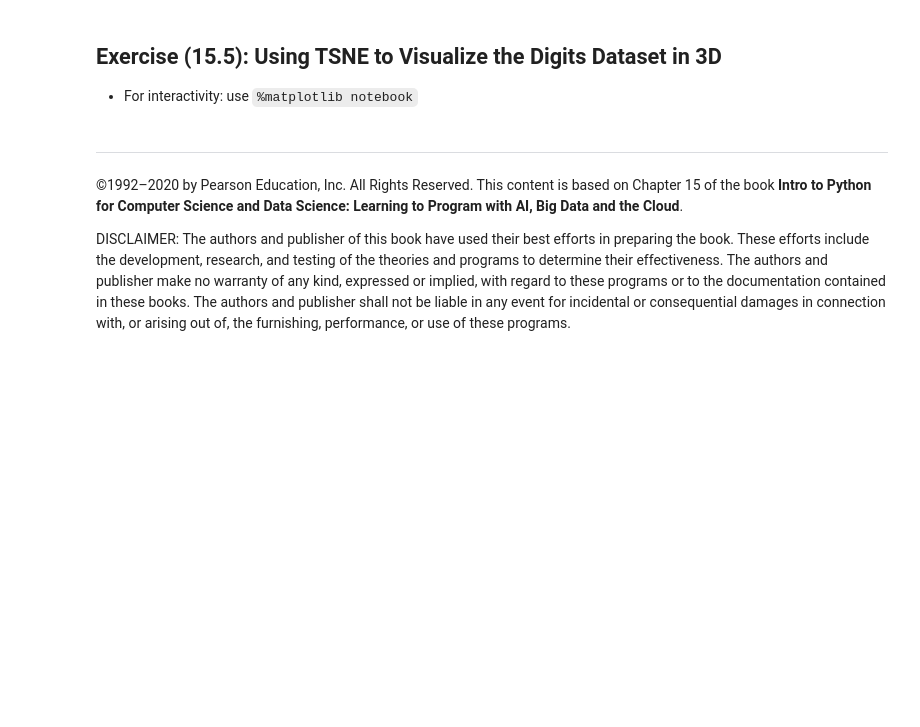
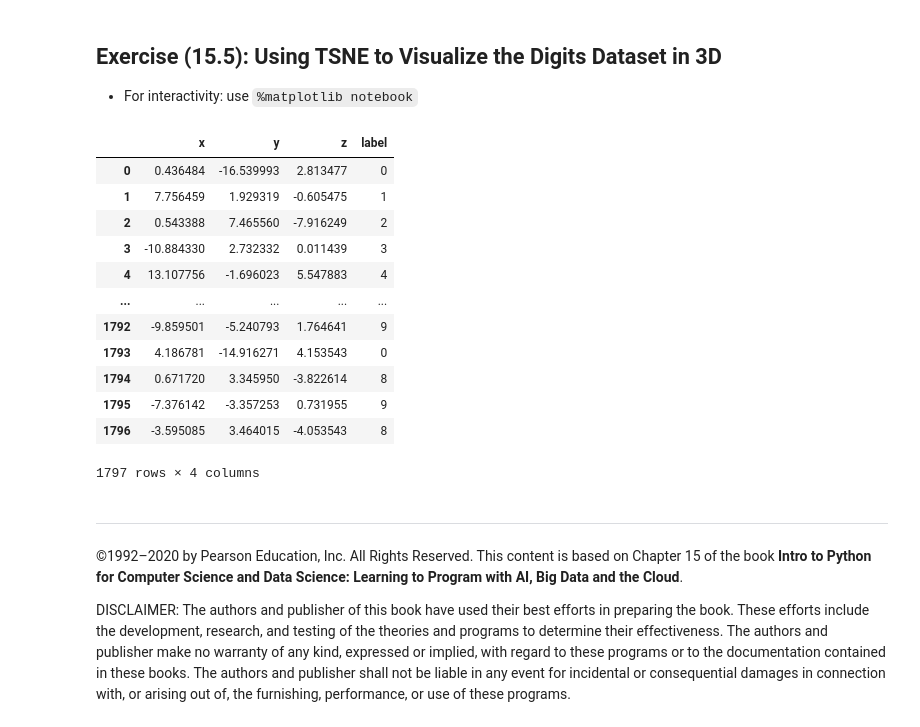
Before and after one commit to LeonHenne/NAK-ML, a Jupyter notebook: MADS2400/ch15/15_06.ipynb, the cells around one changed output. Cells and saved outputs as stored; diff of their text form; code cells hidden in the pictures; blank space fills up the shorter version.

```diff
--- a/MADS2400/ch15/15_06.ipynb
+++ b/MADS2400/ch15/15_06.ipynb
@@ -94,3 +100,26 @@ colorbar = plt.colorbar(dots)
 # %% [markdown]
 ## Exercise (15.5): Using TSNE to Visualize the Digits Dataset in 3D
 * For interactivity: use `%matplotlib notebook`
+# %%
+tsne_3d = TSNE(n_components=3, random_state=11)
+reduced_data_3d = tsne_3d.fit_transform(digits.data)
+# %%
+import pandas as pd
+df = pd.DataFrame(reduced_data_3d, columns=["x","y","z"])
+df["label"] = digits.target
+df["label"] = df["label"].astype("str")
+df
+# %% [output]
+|  | x | y | z | label |
+| 0 | 0.436484 | -16.539993 | 2.813477 | 0 |
+| 1 | 7.756459 | 1.929319 | -0.605475 | 1 |
+| 2 | 0.543388 | 7.465560 | -7.916249 | 2 |
+| 3 | -10.884330 | 2.732332 | 0.011439 | 3 |
+| 4 | 13.107756 | -1.696023 | 5.547883 | 4 |
+| ... | ... | ... | ... | ... |
+| 1792 | -9.859501 | -5.240793 | 1.764641 | 9 |
+| 1793 | 4.186781 | -14.916271 | 4.153543 | 0 |
+| 1794 | 0.671720 | 3.345950 | -3.822614 | 8 |
+| 1795 | -7.376142 | -3.357253 | 0.731955 | 9 |
+| 1796 | -3.595085 | 3.464015 | -4.053543 | 8 |
+1797 rows × 4 columns
```
Also changed, not shown: parts of 5 cells of this notebook, 4 other files.
